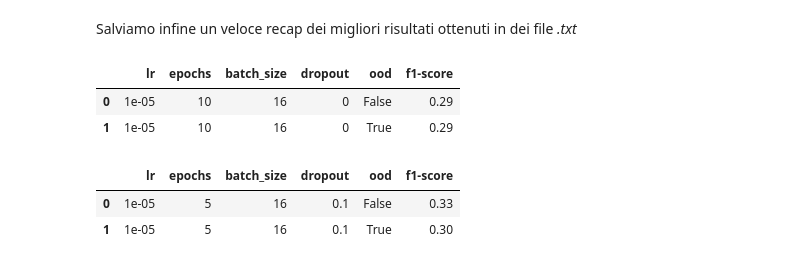
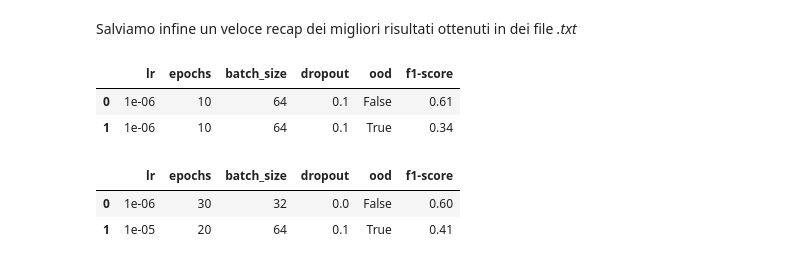
Before and after one commit to emanuelemuzio/nlp, a Jupyter notebook: TaskB.ipynb, the cells around one changed output. Saved outputs shown, nothing was run; the diff lists cells and outputs as text; code cells hidden in the pictures.

```diff
--- a/TaskB.ipynb
+++ b/TaskB.ipynb
@@ -873,18 +902,18 @@ def scientificNotation(x):
 def truncateFloat(x):
     return '%.2f'%(x)
 # %%
-recap_csv = pd.read_csv('/content/drive/MyDrive/NLP/task_A/recap.csv', sep=',')
+recap_csv = pd.read_csv('/content/drive/MyDrive/NLP/task_B/recap.csv', sep=',')
 
 recap_csv['lr'] = recap_csv['lr'].apply(scientificNotation)
 recap_csv['f1-score'] = recap_csv['f1-score'].apply(truncateFloat)
 
 recap_csv.head()
 # %% [output]
 |  | lr | epochs | batch_size | dropout | ood | f1-score |
-| 0 | 1e-05 | 10 | 16 | 0 | False | 0.29 |
-| 1 | 1e-05 | 10 | 16 | 0 | True | 0.29 |
+| 0 | 1e-06 | 10 | 64 | 0.1 | False | 0.61 |
+| 1 | 1e-06 | 10 | 64 | 0.1 | True | 0.34 |
 # %%
-recap_prep_csv = pd.read_csv('/content/drive/MyDrive/NLP/task_A/recap_prep.csv', sep=',')
+recap_prep_csv = pd.read_csv('/content/drive/MyDrive/NLP/task_B/recap_prep.csv', sep=',')
 
 recap_prep_csv['lr'] = recap_prep_csv['lr'].apply(scientificNotation)
 recap_prep_csv['f1-score'] = recap_prep_csv['f1-score'].apply(truncateFloat)
@@ -892,5 +921,5 @@ recap_prep_csv['f1-score'] = recap_prep_csv['f1-score'].apply(truncateFloat)
 recap_prep_csv.head()
 # %% [output]
 |  | lr | epochs | batch_size | dropout | ood | f1-score |
-| 0 | 1e-05 | 5 | 16 | 0.1 | False | 0.33 |
-| 1 | 1e-05 | 5 | 16 | 0.1 | True | 0.30 |
+| 0 | 1e-06 | 30 | 32 | 0.0 | False | 0.60 |
+| 1 | 1e-05 | 20 | 64 | 0.1 | True | 0.41 |
```
Also changed, not shown: parts of 23 cells of this notebook.
